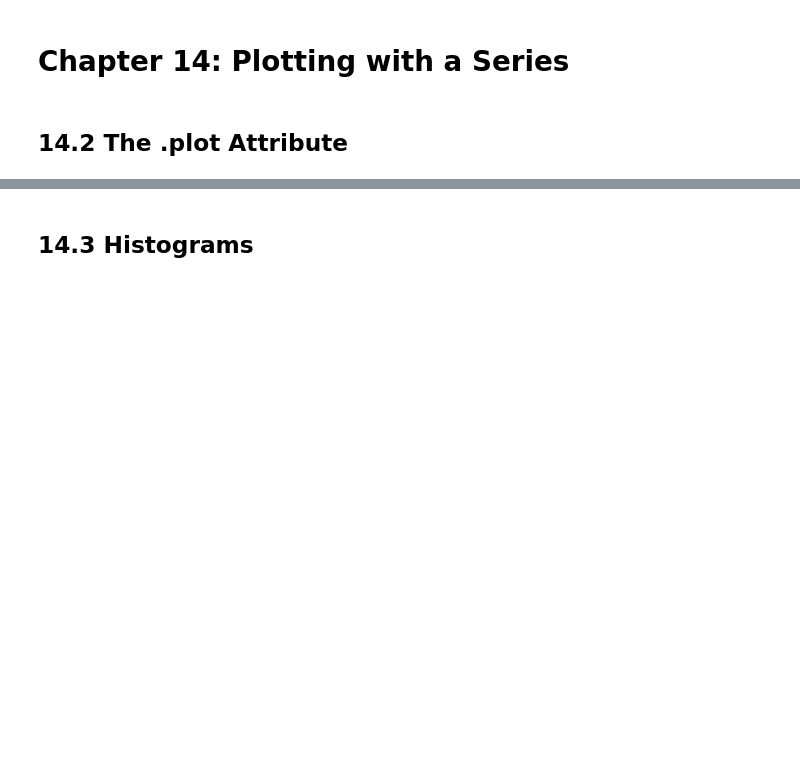
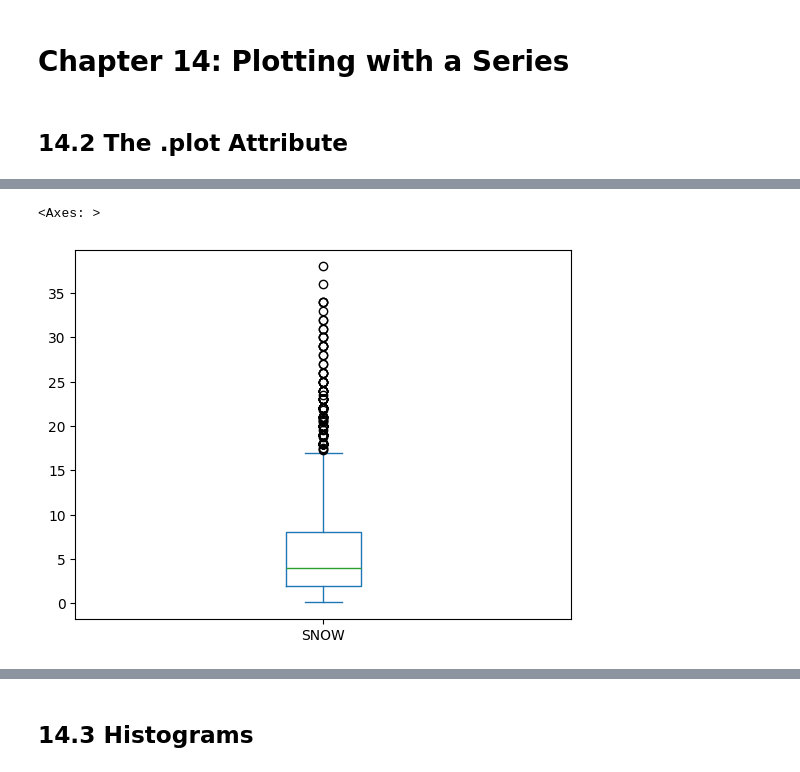
Before and after one commit to stevechengnyc/effective-pandas, a Jupyter notebook: 14-plotting-with-a-series.ipynb, the cells around one changed output, grey strips where cells are left out. Cells and saved outputs as stored; diff of their text form; code cells hidden in the pictures; blank space fills up the shorter version.

```diff
--- a/14-plotting-with-a-series.ipynb
+++ b/14-plotting-with-a-series.ipynb
@@ -38,0 +91,5 @@ Name: SNOW, Length: 14160, dtype: float64
+# %%
+snow[snow>0 & (snow.index.month == 1)].plot.box()
+# %% [output]
+<Axes: >
+[figure, added]
```
Also changed, not shown: parts of 23 cells of this notebook.
